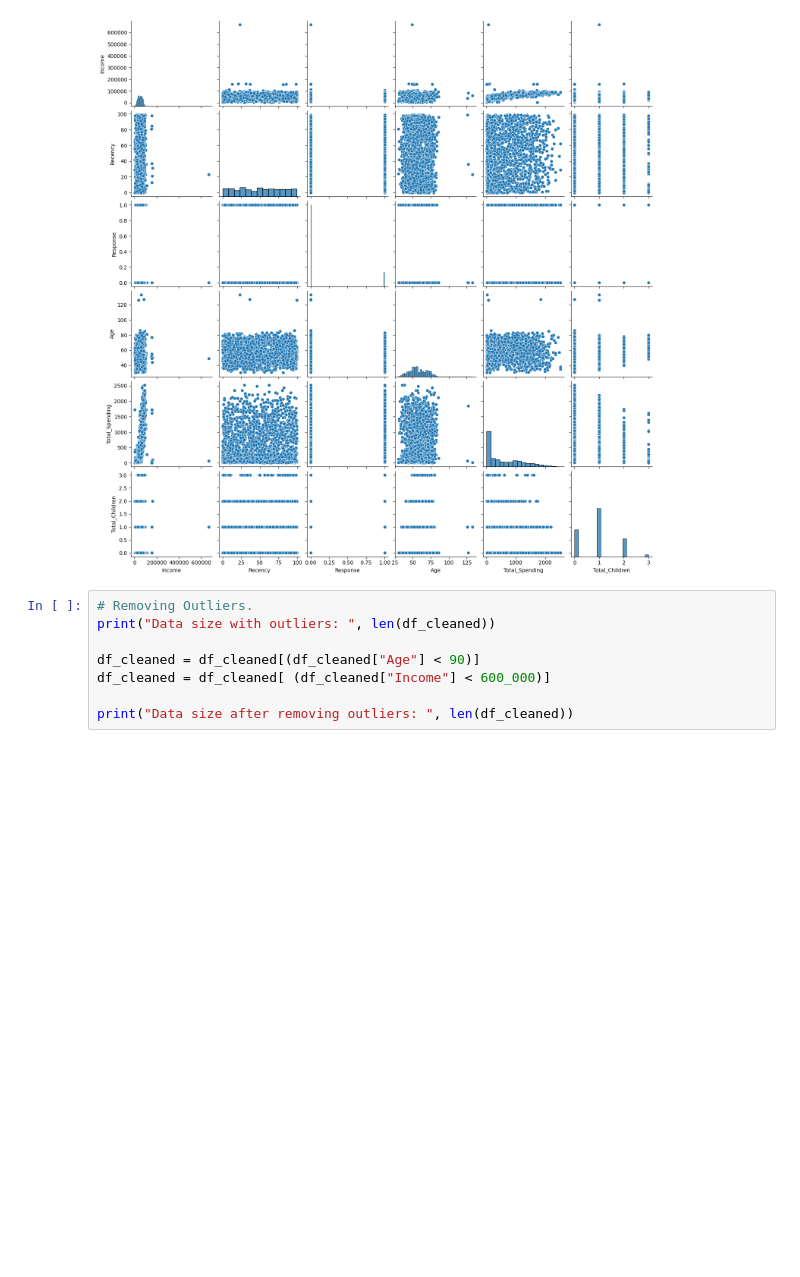
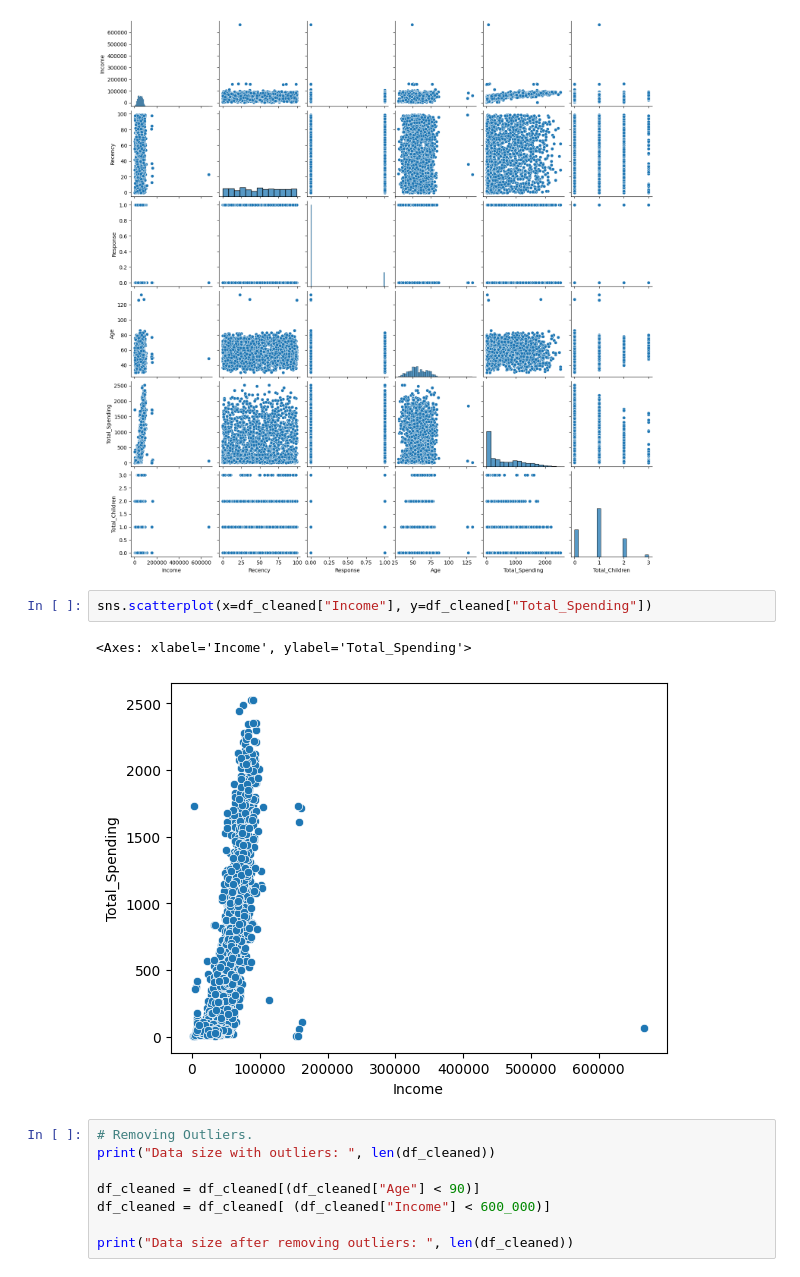
Before and after one commit to Srixjan/CustomerCluster, a Jupyter notebook: CustomerCluster.ipynb, the cells around one changed output. Drawn from its saved outputs; the diff is of its cells as text; blank space fills up the shorter version.

```diff
--- a/CustomerCluster.ipynb
+++ b/CustomerCluster.ipynb
@@ -173,6 +174,11 @@ sns.pairplot(df_cleaned[cols])
 # %% [output]
 <seaborn.axisgrid.PairGrid at 0x...>
 [figure]
+# %%
+sns.scatterplot(x=df_cleaned["Income"], y=df_cleaned["Total_Spending"])
+# %% [output]
+<Axes: xlabel='Income', ylabel='Total_Spending'>
+[figure, added]
 # %%
 # Removing Outliers.
 print("Data size with outliers: ", len(df_cleaned))
```
Also changed, not shown: parts of 2 cells of this notebook.
